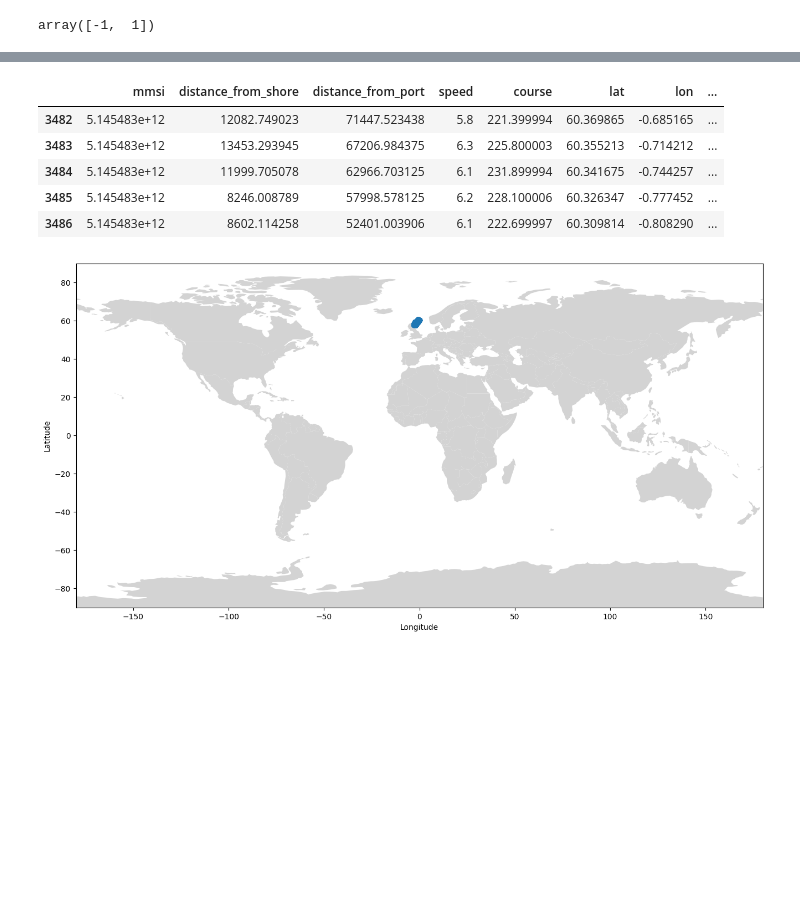
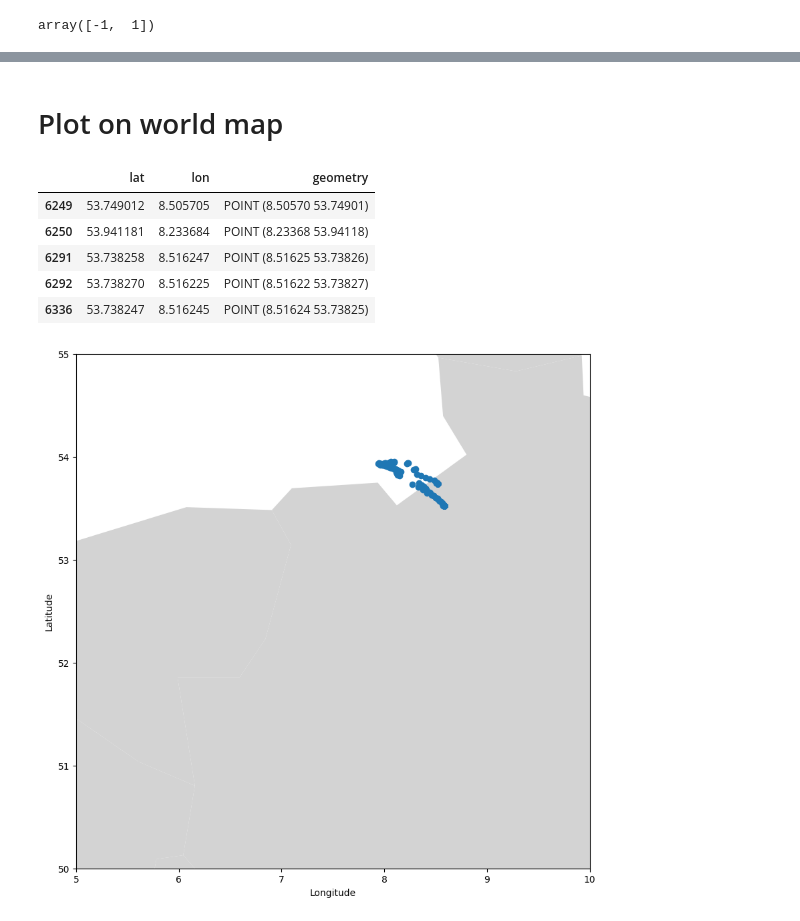
Before and after one commit to DukeDucray/fishing_classification, a Jupyter notebook: notebook/svmo.ipynb, the cells around one changed output, grey strips where cells are left out. Saved outputs shown, nothing was run; the diff lists cells and outputs as text; code cells hidden in the pictures; blank space fills up the shorter version.

```diff
--- a/notebook/svmo.ipynb
+++ b/notebook/svmo.ipynb
@@ -49,3 +98,4 @@ array([-1,  1])
 # %%
 from numpy import quantile, where, random
-anom_index = where(pred == 1)
+anom_index = where(pred == -1)
+anom_index[0].shape
@@ -92,0 +104,5 @@ boat_values = values.loc[values['mmsi']== boat]
+# %%
+anom_df = X.iloc[anom_index[0]]
+print('number of datapoint: ',X.shape[0])
+print('number of anomalies in data: ',anom_df.shape[0])
+print('Proportion= ', (100*anom_df.shape[0]/X.shape[0]))
@@ -92,0 +117,5 @@ boat_values = values.loc[values['mmsi']== boat]
+# %%
+single_vessel_mmsi = anom_df['mmsi'].iloc[800]
+single_vessel_anom_df = anom_df.loc[anom_df['mmsi'] == single_vessel_mmsi]
+single_vessel_anom_lat_lon = single_vessel_anom_df[['lat', 'lon']]
+single_vessel_anom_lat_lon.shape
@@ -92,0 +126,4 @@ boat_values = values.loc[values['mmsi']== boat]
+# %%
+single_vessel_df = X.loc[X['mmsi']== single_vessel_mmsi]
+single_vessel_lat_lon = single_vessel_df[['lat', 'lon']]
+single_vessel_lat_lon.shape
@@ -99,3 +141,5 @@ plt.show()
+# %% [markdown]
+# Plot on world map
 # %%
 import pandas as pd
 import matplotlib.pyplot as plt
@@ -107,35 +151,35 @@ geometry = [Point(xy) for xy in zip(one_boat['lon'], one_boat['lat'])]
 # %%
 crs = {'init':'epsg:4326'}
-geo_df = gpd.GeoDataFrame(one_boat, #specify our data
+geo_df = gpd.GeoDataFrame(single_vessel_lat_lon, #specify our data
                           crs=crs, #specify our coordinate reference system
                           geometry=geometry) #specify the geometry list we created
 geo_df.head()
 # %% [output]
-|  | mmsi | distance_from_shore | distance_from_port | speed | course | lat | lon | ... |
-| 3482 | 5.145483e+12 | 12082.749023 | 71447.523438 | 5.8 | 221.399994 | 60.369865 | -0.685165 | ... |
-| 3483 | 5.145483e+12 | 13453.293945 | 67206.984375 | 6.3 | 225.800003 | 60.355213 | -0.714212 | ... |
-| 3484 | 5.145483e+12 | 11999.705078 | 62966.703125 | 6.1 | 231.899994 | 60.341675 | -0.744257 | ... |
-| 3485 | 5.145483e+12 | 8246.008789 | 57998.578125 | 6.2 | 228.100006 | 60.326347 | -0.777452 | ... |
-| 3486 | 5.145483e+12 | 8602.114258 | 52401.003906 | 6.1 | 222.699997 | 60.309814 | -0.808290 | ... |
+|  | lat | lon | geometry |
+| 6249 | 53.749012 | 8.505705 | POINT (8.50570 53.74901) |
+| 6250 | 53.941181 | 8.233684 | POINT (8.23368 53.94118) |
+| 6291 | 53.738258 | 8.516247 | POINT (8.51625 53.73826) |
+| 6292 | 53.738270 | 8.516225 | POINT (8.51622 53.73827) |
+| 6336 | 53.738247 | 8.516245 | POINT (8.51624 53.73825) |
 # %%
 # Getting world map data from geo pandas
 worldmap = gpd.read_file(gpd.datasets.get_path("naturalearth_lowres"))
 
 # Creating axes and plotting world map
 fig, ax = plt.subplots(figsize=(16, 10))
 worldmap.plot(color="lightgrey", ax=ax)
 
 # Plotting Longitudes and Latitudes of one boat
-x = one_boat['lon']
-y = one_boat['lat']
+x = single_vessel_lat_lon['lon']
+y = single_vessel_lat_lon['lat']
 plt.scatter(x, y, cmap='autumn')
 
 # Creating axis limits and title
-plt.xlim([-180, 180])
-plt.ylim([-90, 90])
+plt.xlim([5, 10])
+plt.ylim([50, 55])
 
 plt.xlabel("Longitude")
 plt.ylabel("Latitude")
 plt.show()
 # %% [output]
-[figure, old version]
+[figure, new version]
```
Also changed, not shown: parts of 27 cells of this notebook, 1 other file.
